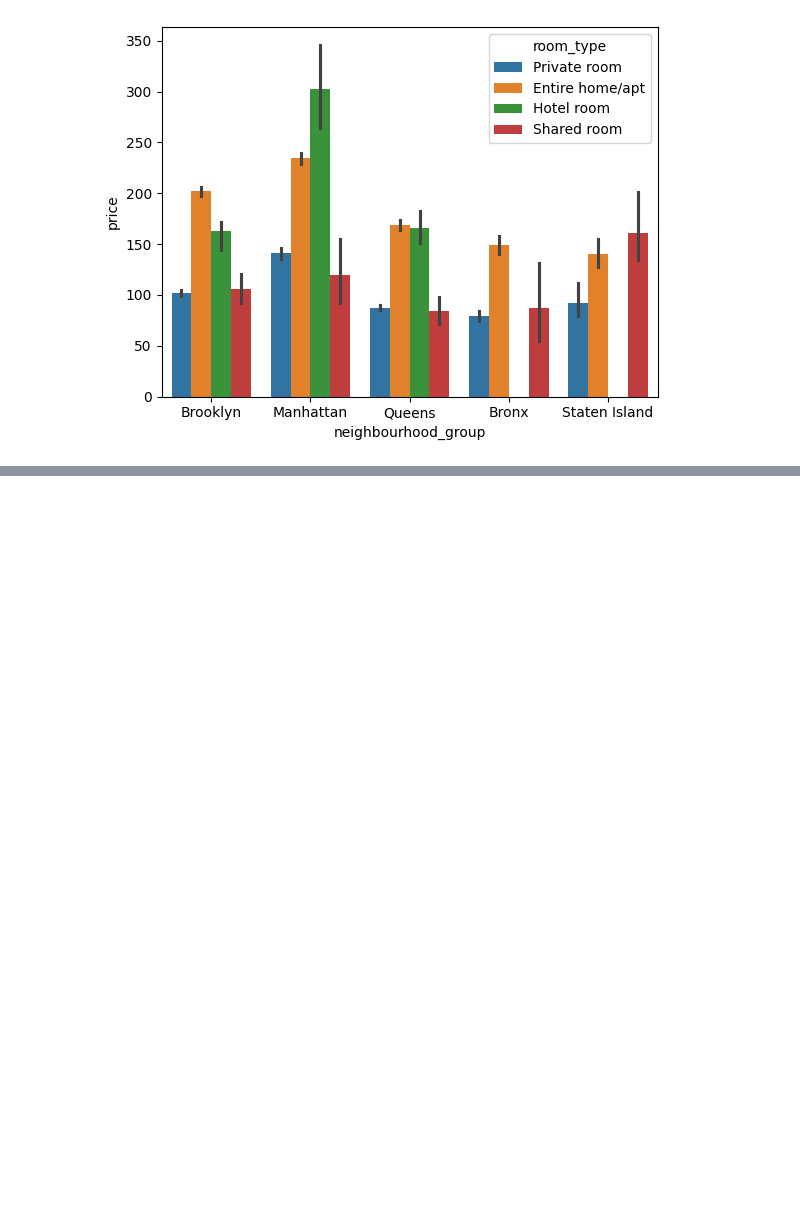
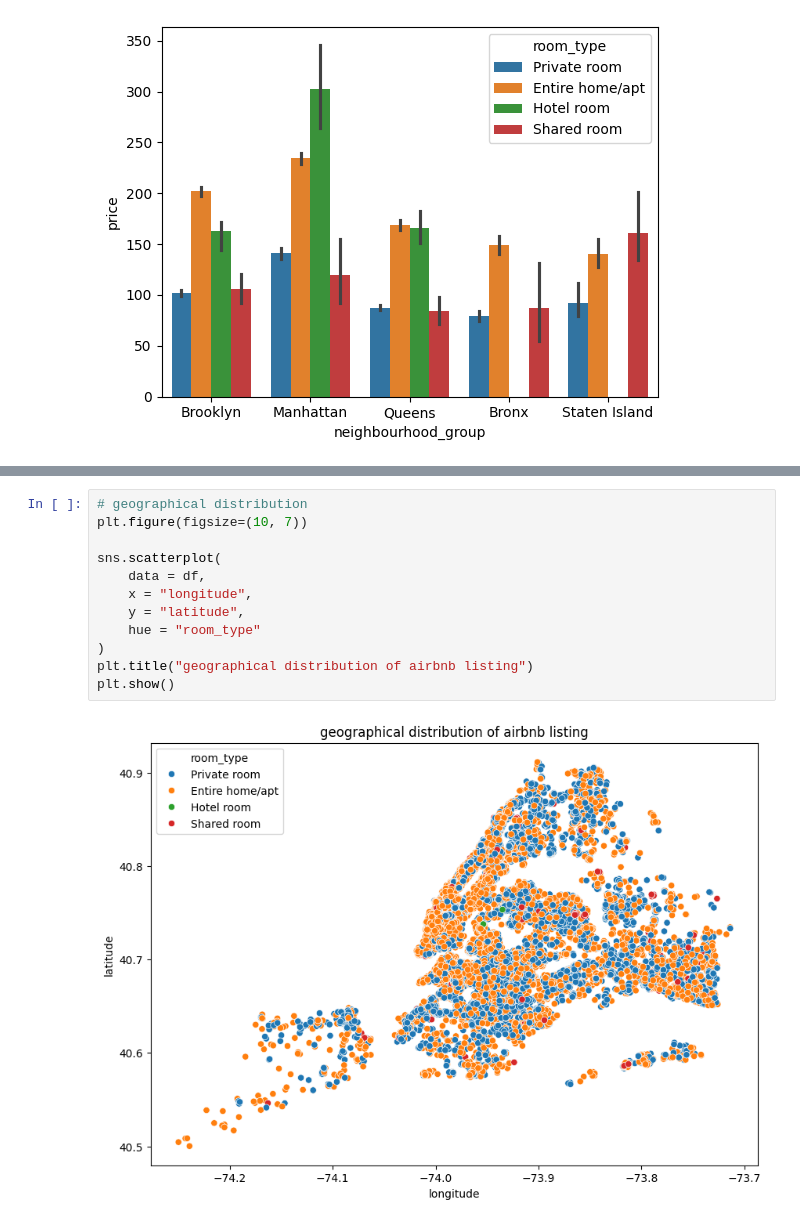
Before and after one commit to kamijoseph/AirBnB-EDA, a Jupyter notebook: main.ipynb, the cells around one changed output, grey strips where cells are left out. Saved outputs shown, nothing was run; the diff lists cells and outputs as text; blank space fills up the shorter version.

```diff
--- a/main.ipynb
+++ b/main.ipynb
@@ -426,0 +469,14 @@ sns.barplot(
+# %%
+# geographical distribution
+plt.figure(figsize=(10, 7))
+
+sns.scatterplot(
+    data = df,
+    x = "longitude",
+    y = "latitude",
+    hue = "room_type"
+)
+plt.title("geographical distribution of airbnb listing")
+plt.show()
+# %% [output]
+[figure, added]
```
Also changed, not shown: parts of 5 cells of this notebook.
